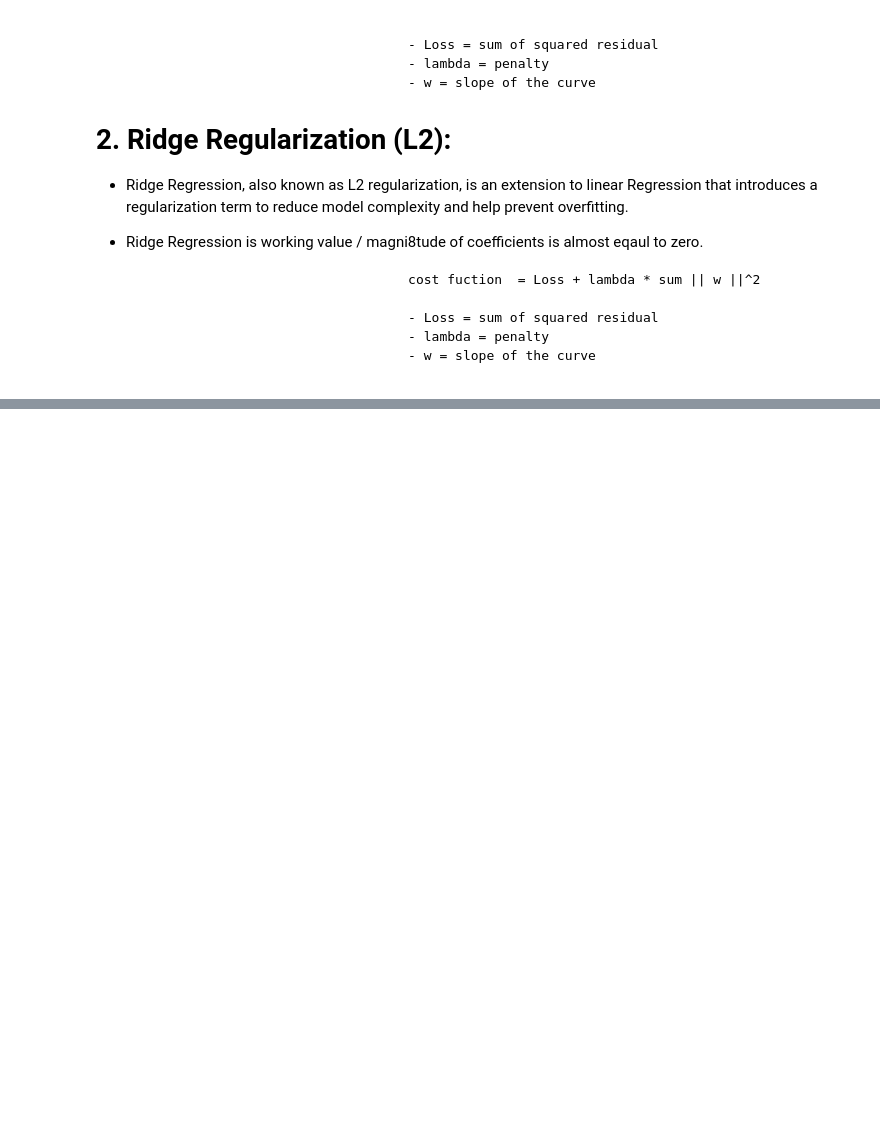
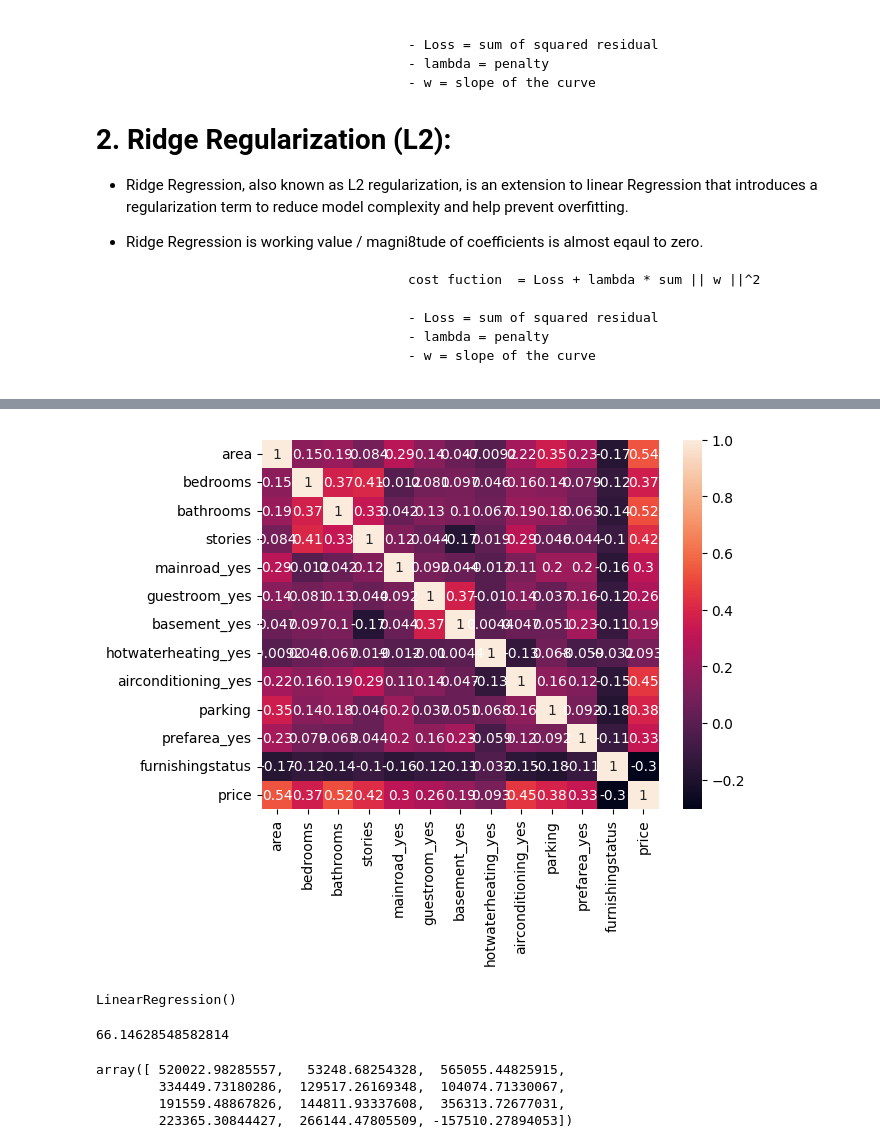
Before and after one commit to sanjay-r-0508/Data_Science_Notes, a Jupyter notebook: machine_learning/supervised_learning_in_ml/cost_function.ipynb, the cells around one changed output, grey strips where cells are left out. Saved outputs shown, nothing was run; the diff lists cells and outputs as text; code cells hidden in the pictures; blank space fills up the shorter version.

```diff
--- a/machine_learning/supervised_learning_in_ml/cost_function.ipynb
+++ b/machine_learning/supervised_learning_in_ml/cost_function.ipynb
@@ -66,0 +85,2 @@ A multi-class classification cost function is used in the classification problem
+# %%
+house = house.drop(columns = "Unnamed: 13")
@@ -66,0 +96,3 @@ A multi-class classification cost function is used in the classification problem
+# %%
+house = house.rename(columns= {"mainroad" :  "mainroad_yes", "guestroom" : "guestroom_yes", "basement" : "basement_yes", "hotwaterheating" : "hotwaterheating_yes", "airconditioning" : "airconditioning_yes",  "prefarea" : "prefarea_yes"})
+house.head(5)
@@ -66,0 +108,5 @@ A multi-class classification cost function is used in the classification problem
+# %%
+en_data = house[["mainroad_yes", "guestroom_yes", "basement_yes", "hotwaterheating_yes", "airconditioning_yes", "prefarea_yes"]]
+ohe = OneHotEncoder(drop= "first")
+house[["mainroad_yes", "guestroom_yes", "basement_yes", "hotwaterheating_yes", "airconditioning_yes", "prefarea_yes"]] = ohe.fit_transform(en_data).toarray()
+house.head(5)
@@ -66,0 +122,5 @@ A multi-class classification cost function is used in the classification problem
+# %%
+le = LabelEncoder()
+house["furnishingstatus"] = le.fit_transform(house["furnishingstatus"])
+
+house.head(15)
@@ -66,0 +144,6 @@ A multi-class classification cost function is used in the classification problem
+# %%
+plt.Figure(figsize= (200, 50))
+sns.heatmap(data = house.corr(), annot = True)
+plt.show()
+# %% [output]
+[figure, added]
@@ -66,0 +161,16 @@ A multi-class classification cost function is used in the classification problem
+# %%
+lr = LinearRegression()
+lr.fit(x_train, y_train)
+# %% [output]
+LinearRegression()
+# %%
+lr.score(X_test, y_test)*100
+# %% [output]
+66.14628548582814
+# %%
+lr.coef_
+# %% [output]
+array([ 520022.98285557,   53248.68254328,  565055.44825915,
+        334449.73180286,  129517.26169348,  104074.71330067,
+        191559.48867826,  144811.93337608,  356313.72677031,
+        223365.30844427,  266144.47805509, -157510.27894053])
```
Also changed, not shown: parts of 16 cells of this notebook, 1 other file.
